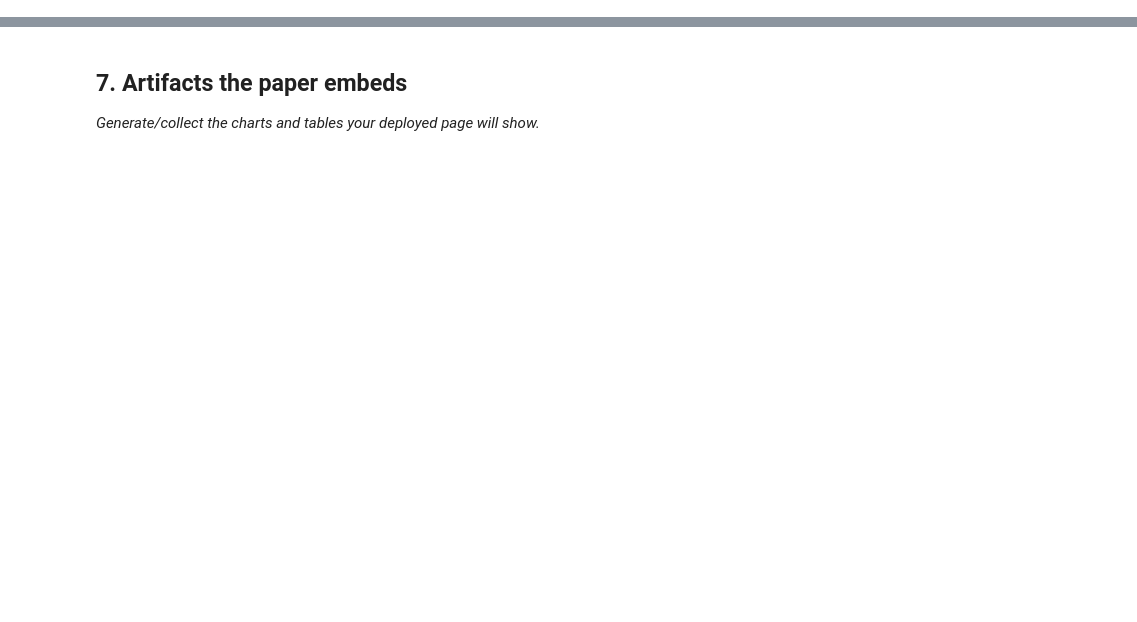
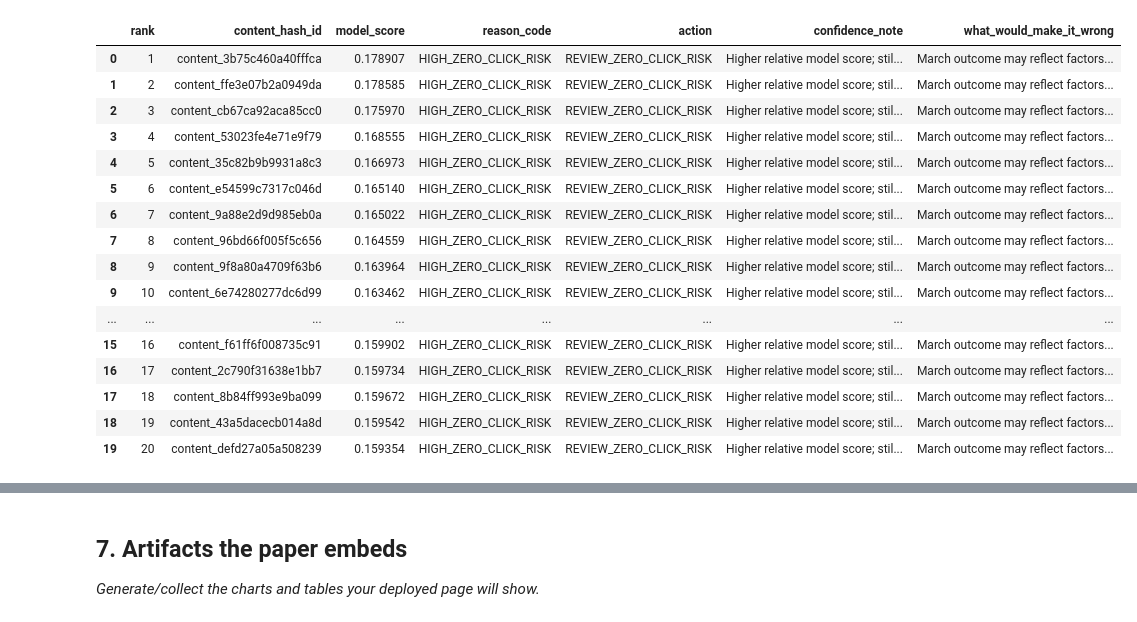
Before and after one commit to balabhadra3141/flyrank-ml-internship, a Jupyter notebook: work/notebooks/capstone.ipynb, the cells around one changed output, grey strips where cells are left out. Saved outputs shown, nothing was run; the diff lists cells and outputs as text; code cells hidden in the pictures; blank space fills up the shorter version.

```diff
--- a/work/notebooks/capstone.ipynb
+++ b/work/notebooks/capstone.ipynb
@@ -32,0 +776,46 @@ This skeleton is yours to fill. Work the sections **in order** — each one has
+# %%
+# Top-20 recommendations
+
+top20 = playbook.head(20).copy()
+
+top20["confidence_note"] = np.where(
+    top20["model_score"] >= score_threshold,
+    "Higher relative model score; still requires human review.",
+    "Moderate ranking signal; inspect context before action."
+)
+
+top20["what_would_make_it_wrong"] = (
+    "March outcome may reflect factors not captured by February search signals."
+)
+
+display(
+    top20[
+        [
+            "rank",
+            "content_hash_id",
+            "model_score",
+            "reason_code",
+            "action",
+            "confidence_note",
+            "what_would_make_it_wrong",
+        ]
+    ]
+)
+# %% [output]
+|  | rank | content_hash_id | model_score | reason_code | action | confidence_note | what_would_make_it_wrong |
+| 0 | 1 | content_3b75c460a40fffca | 0.178907 | HIGH_ZERO_CLICK_RISK | REVIEW_ZERO_CLICK_RISK | Higher relative model score; stil... | March outcome may reflect factors... |
+| 1 | 2 | content_ffe3e07b2a0949da | 0.178585 | HIGH_ZERO_CLICK_RISK | REVIEW_ZERO_CLICK_RISK | Higher relative model score; stil... | March outcome may reflect factors... |
+| 2 | 3 | content_cb67ca92aca85cc0 | 0.175970 | HIGH_ZERO_CLICK_RISK | REVIEW_ZERO_CLICK_RISK | Higher relative model score; stil... | March outcome may reflect factors... |
+| 3 | 4 | content_53023fe4e71e9f79 | 0.168555 | HIGH_ZERO_CLICK_RISK | REVIEW_ZERO_CLICK_RISK | Higher relative model score; stil... | March outcome may reflect factors... |
+| 4 | 5 | content_35c82b9b9931a8c3 | 0.166973 | HIGH_ZERO_CLICK_RISK | REVIEW_ZERO_CLICK_RISK | Higher relative model score; stil... | March outcome may reflect factors... |
+| 5 | 6 | content_e54599c7317c046d | 0.165140 | HIGH_ZERO_CLICK_RISK | REVIEW_ZERO_CLICK_RISK | Higher relative model score; stil... | March outcome may reflect factors... |
+| 6 | 7 | content_9a88e2d9d985eb0a | 0.165022 | HIGH_ZERO_CLICK_RISK | REVIEW_ZERO_CLICK_RISK | Higher relative model score; stil... | March outcome may reflect factors... |
+| 7 | 8 | content_96bd66f005f5c656 | 0.164559 | HIGH_ZERO_CLICK_RISK | REVIEW_ZERO_CLICK_RISK | Higher relative model score; stil... | March outcome may reflect factors... |
+| 8 | 9 | content_9f8a80a4709f63b6 | 0.163964 | HIGH_ZERO_CLICK_RISK | REVIEW_ZERO_CLICK_RISK | Higher relative model score; stil... | March outcome may reflect factors... |
+| 9 | 10 | content_6e74280277dc6d99 | 0.163462 | HIGH_ZERO_CLICK_RISK | REVIEW_ZERO_CLICK_RISK | Higher relative model score; stil... | March outcome may reflect factors... |
+| ... | ... | ... | ... | ... | ... | ... | ... |
+| 15 | 16 | content_f61ff6f008735c91 | 0.159902 | HIGH_ZERO_CLICK_RISK | REVIEW_ZERO_CLICK_RISK | Higher relative model score; stil... | March outcome may reflect factors... |
+| 16 | 17 | content_2c790f31638e1bb7 | 0.159734 | HIGH_ZERO_CLICK_RISK | REVIEW_ZERO_CLICK_RISK | Higher relative model score; stil... | March outcome may reflect factors... |
+| 17 | 18 | content_8b84ff993e9ba099 | 0.159672 | HIGH_ZERO_CLICK_RISK | REVIEW_ZERO_CLICK_RISK | Higher relative model score; stil... | March outcome may reflect factors... |
+| 18 | 19 | content_43a5dacecb014a8d | 0.159542 | HIGH_ZERO_CLICK_RISK | REVIEW_ZERO_CLICK_RISK | Higher relative model score; stil... | March outcome may reflect factors... |
+| 19 | 20 | content_defd27a05a508239 | 0.159354 | HIGH_ZERO_CLICK_RISK | REVIEW_ZERO_CLICK_RISK | Higher relative model score; stil... | March outcome may reflect factors... |
```
Also changed, not shown: parts of 48 cells of this notebook.
